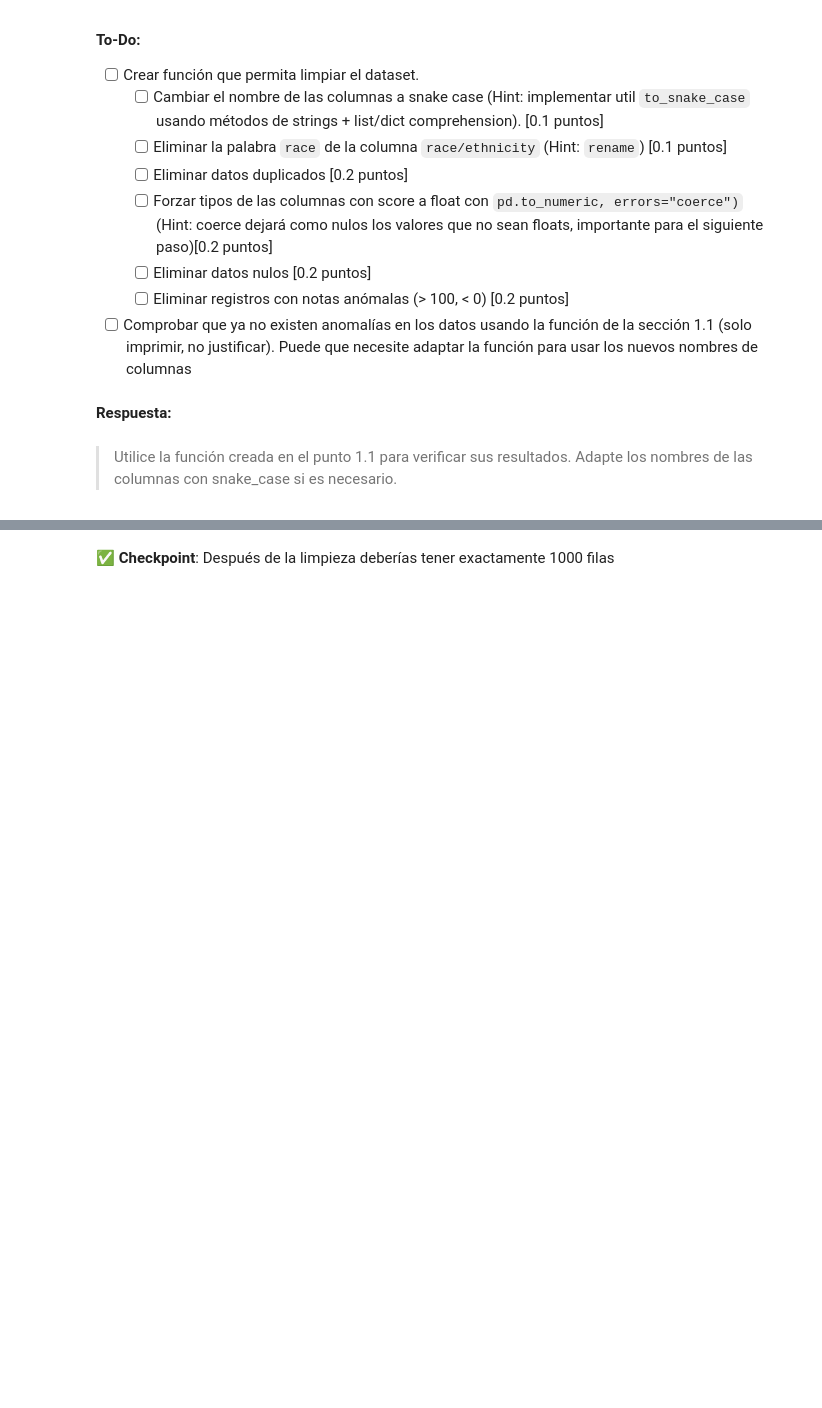
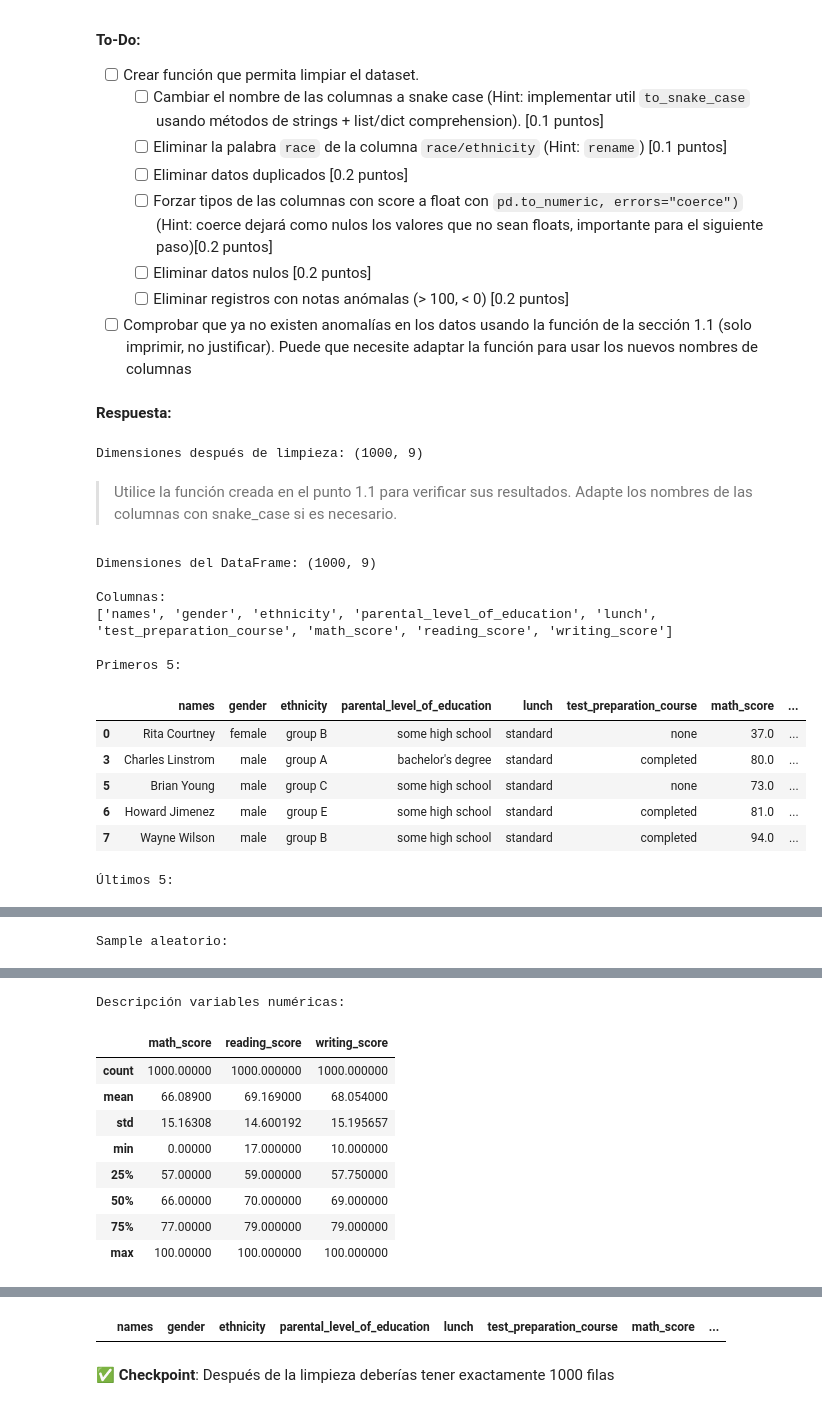
Before and after one commit to isadoramadrid/MDS7202, a Jupyter notebook: labs/lab_3/Lab3_Enunciado.ipynb, the cells around one changed output, grey strips where cells are left out. Drawn from its saved outputs; the diff is of its cells as text; code cells hidden in the pictures; blank space fills up the shorter version.

```diff
--- a/labs/lab_3/Lab3_Enunciado.ipynb
+++ b/labs/lab_3/Lab3_Enunciado.ipynb
@@ -275,6 +275,5 @@ En base a lo realizado anteriormente, realice una limpieza del dataset. Asuma lo
 # %% [markdown]
 **Respuesta:**
 # %%
-def to_snake_case(s: str) -> str: ...
+def to_snake_case(s: str) -> str:
+    return s.lower().replace(" ", "_")
-# %%
-def clean_data(df: pd.DataFrame) -> pd.DataFrame: ...
@@ -281,5 +309,62 @@ def clean_data(df: pd.DataFrame) -> pd.DataFrame: ...
 # %%
 df_cleaned = clean_data(df_grades)
 df_cleaned
+
+print("Dimensiones después de limpieza:", df_cleaned.shape)
+# %% [output]
+Dimensiones después de limpieza: (1000, 9)
 # %% [markdown]
 > Utilice la función creada en el punto 1.1 para verificar sus resultados. Adapte los nombres de las columnas con snake_case si es necesario.
+# %%
+def analyze_df(df: pd.DataFrame) -> None:
+
+    print("Dimensiones del DataFrame:", df.shape)
+
+    print("\nColumnas:")
+    print(df.columns.tolist())
+
+    print("\nPrimeros 5:")
+    display(df.head())
+
+    print("\nÚltimos 5:")
+    display(df.tail())
+
+    print("\nSample aleatorio:")
+    display(df.sample(5))
+
+    print("\nDescripción variables numéricas:")
+    display(df.describe())
+
+    print("\nValores nulos por columna:")
+    print(df.isna().sum())
+
+    print("\nValores únicos por columna:")
+    print(df.nunique())
+
+    duplicados = df.duplicated(subset=["names"]).sum()
+    print("\nCantidad de nombres duplicados:", duplicados)
+
+    print("\nFilas con nombres duplicados:")
+    display(df[df.duplicated(subset=["names"], keep=False)])
+
+    columnas_notas = ["math_score", "reading_score", "writing_score"]
+
+    for col in columnas_notas:
+        fig = px.histogram(df, x=col, title=f"Histograma de {col}")
+        fig.show()
+# %%
+analyze_df(df_cleaned)
+# %% [output]
+Dimensiones del DataFrame: (1000, 9)
+
+Columnas:
+['names', 'gender', 'ethnicity', 'parental_level_of_education', 'lunch', 'test_preparation_course', 'math_score', 'reading_score', 'writing_score']
+
+Primeros 5:
+|  | names | gender | ethnicity | parental_level_of_education | lunch | test_preparation_course | math_score | ... |
+| 0 | Rita Courtney | female | group B | some high school | standard | none | 37.0 | ... |
+| 3 | Charles Linstrom | male | group A | bachelor's degree | standard | completed | 80.0 | ... |
+| 5 | Brian Young | male | group C | some high school | standard | none | 73.0 | ... |
+| 6 | Howard Jimenez | male | group E | some high school | standard | completed | 81.0 | ... |
+| 7 | Wayne Wilson | male | group B | some high school | standard | completed | 94.0 | ... |
+Últimos 5:
@@ -285,0 +377 @@ df_cleaned
+Sample aleatorio:
@@ -285,0 +384,10 @@ df_cleaned
+Descripción variables numéricas:
+|  | math_score | reading_score | writing_score |
+| count | 1000.00000 | 1000.000000 | 1000.000000 |
+| mean | 66.08900 | 69.169000 | 68.054000 |
+| std | 15.16308 | 14.600192 | 15.195657 |
+| min | 0.00000 | 17.000000 | 10.000000 |
+| 25% | 57.00000 | 59.000000 | 57.750000 |
+| 50% | 66.00000 | 70.000000 | 69.000000 |
+| 75% | 77.00000 | 79.000000 | 79.000000 |
+| max | 100.00000 | 100.000000 | 100.000000 |
@@ -286,3 +411,4 @@ df_cleaned
+|  | names | gender | ethnicity | parental_level_of_education | lunch | test_preparation_course | math_score | ... |
 # %% [markdown]
 **✅ Checkpoint**: Después de la limpieza deberías tener exactamente 1000 filas
 # %% [markdown]
```
Also changed, not shown: parts of 22 cells of this notebook.
